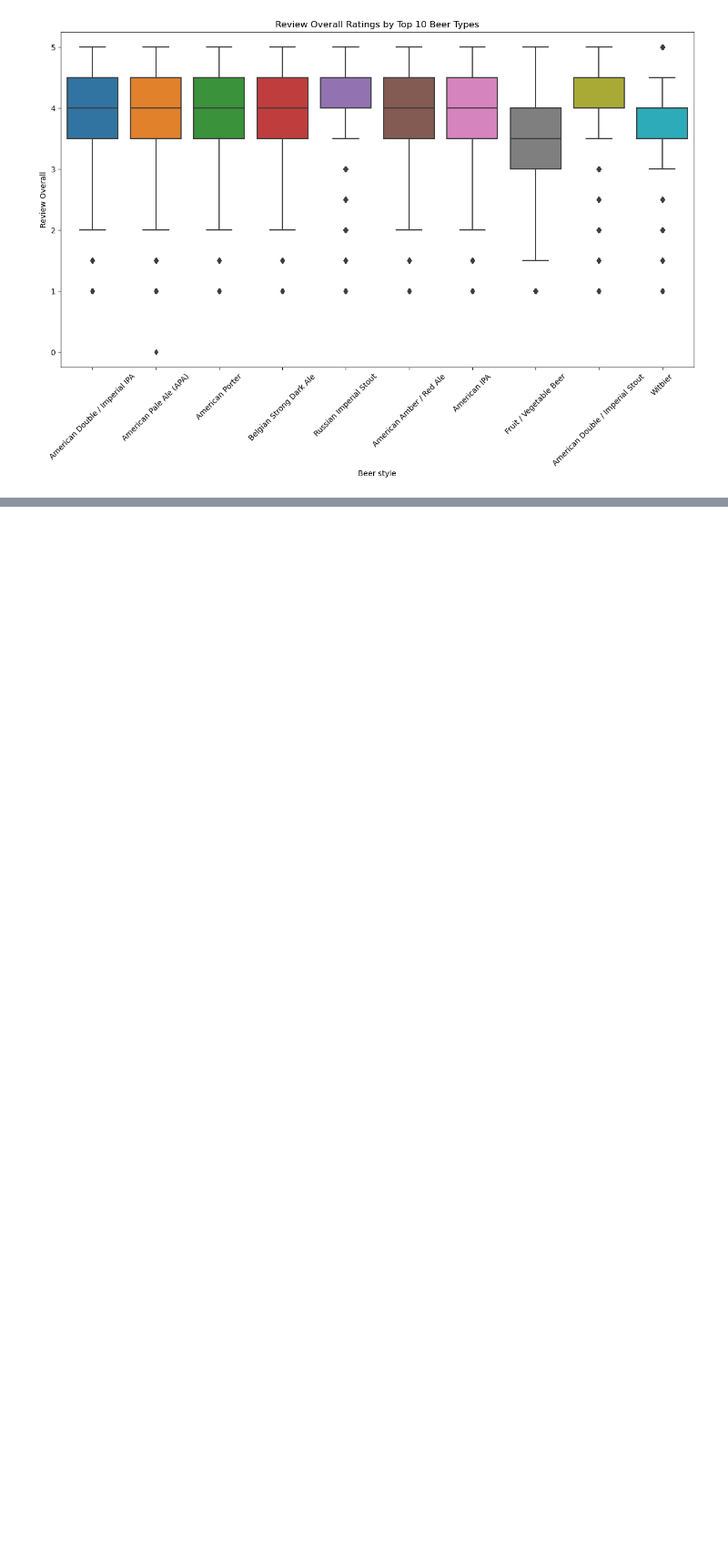
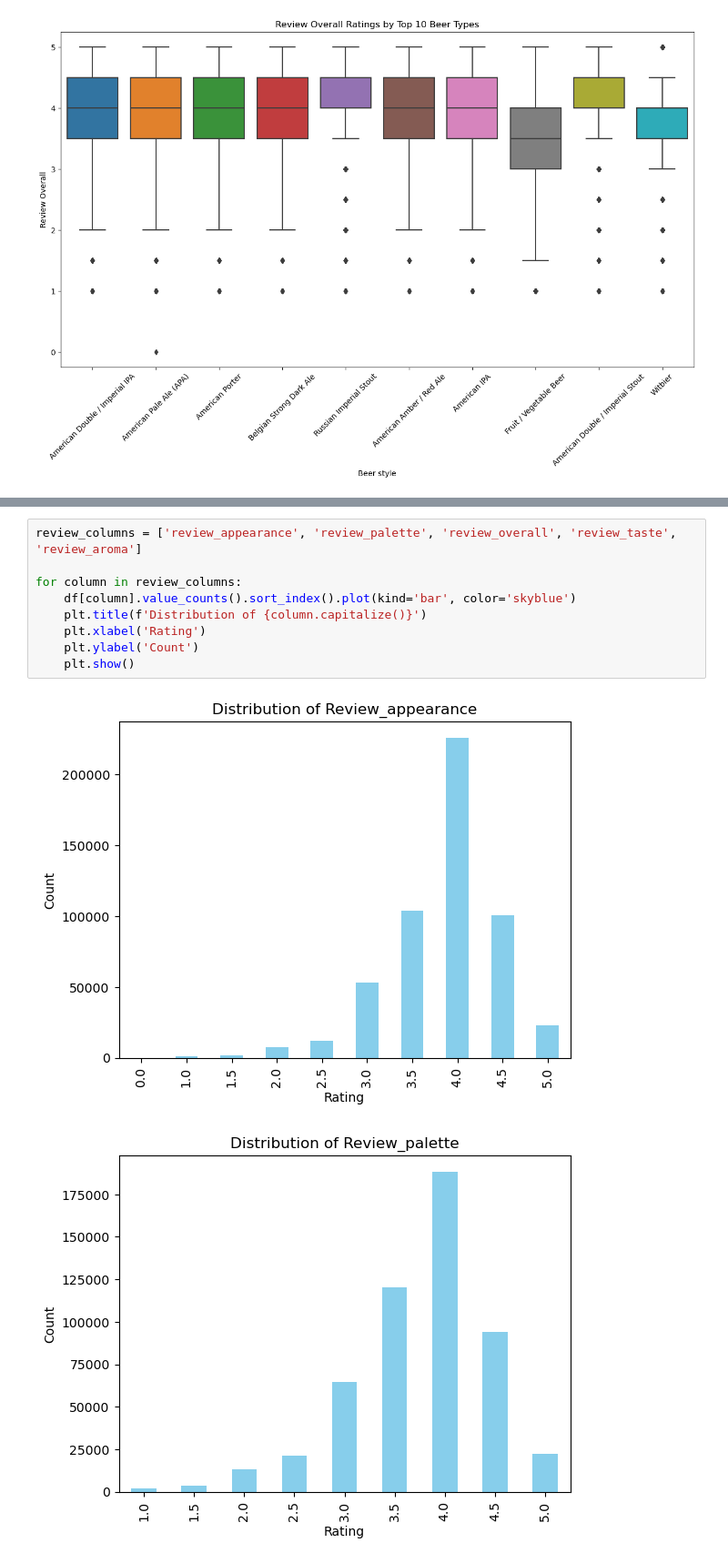
Before and after one commit to tsherida2012/Beer_Review_NLP, a Jupyter notebook: notebooks/Beer_Review_Capstone3_EDA.ipynb, the cells around one changed output, grey strips where cells are left out. Shown at 91% size. Drawn from its saved outputs; the diff is of its cells as text; blank space fills up the shorter version.

```diff
--- a/notebooks/Beer_Review_Capstone3_EDA.ipynb
+++ b/notebooks/Beer_Review_Capstone3_EDA.ipynb
@@ -292,0 +305,12 @@ plt.show()
+# %%
+review_columns = ['review_appearance', 'review_palette', 'review_overall', 'review_taste', 'review_aroma']
+
+for column in review_columns:
+    df[column].value_counts().sort_index().plot(kind='bar', color='skyblue')
+    plt.title(f'Distribution of {column.capitalize()}')
+    plt.xlabel('Rating')
+    plt.ylabel('Count')
+    plt.show()
+# %% [output]
+[figure, added]
+[figure, added]
```
Also changed, not shown: parts of 20 cells of this notebook, 1 other file.
